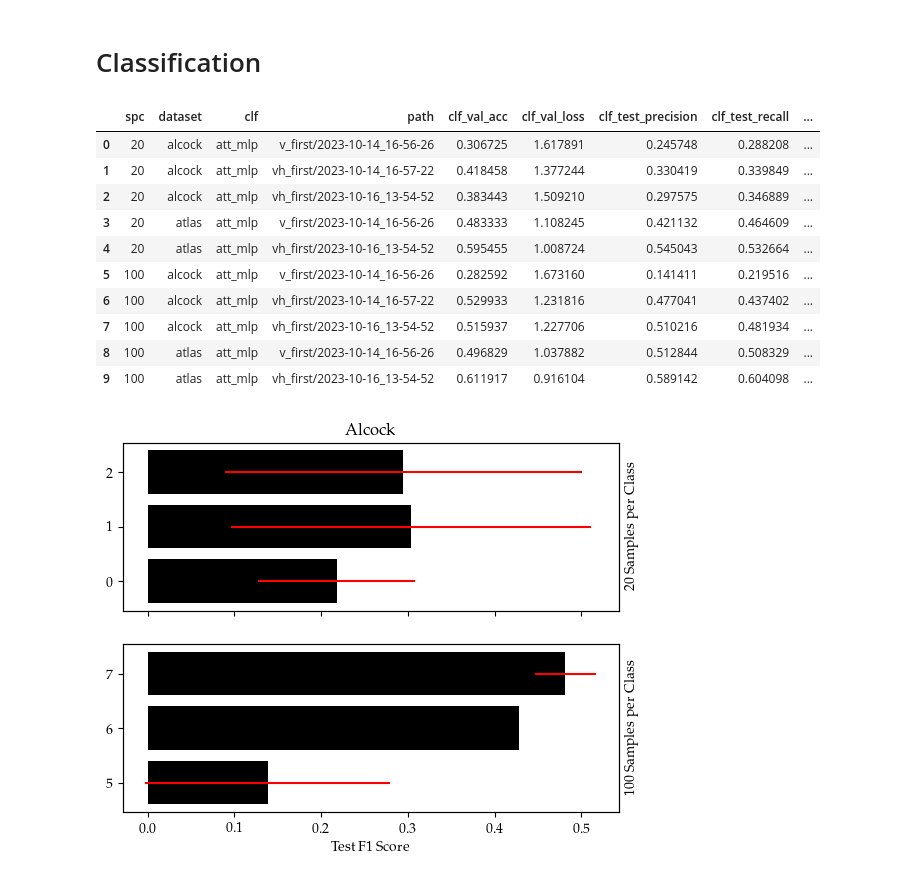
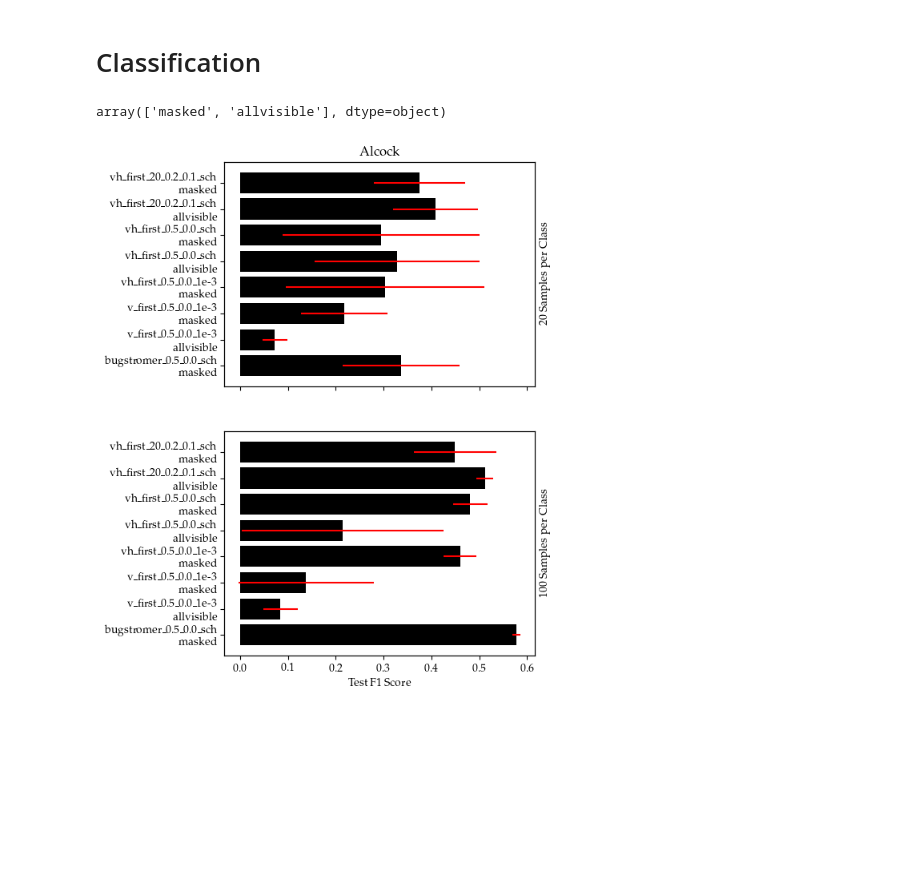
Before and after one commit to cridonoso/astromer, a Jupyter notebook: presentation/notebooks/comparing_models.ipynb, the cells around one changed output. Saved outputs shown, nothing was run; the diff lists cells and outputs as text; code cells hidden in the pictures; blank space fills up the shorter version.

```diff
--- a/presentation/notebooks/comparing_models.ipynb
+++ b/presentation/notebooks/comparing_models.ipynb
@@ -135,36 +141,42 @@ df = pd.DataFrame(rows)
+# %%
+clf_summary['ft_name'].unique()
+# %% [output]
+array(['masked', 'allvisible'], dtype=object)
 # %%
-df_summary = df.groupby(['spc', 'dataset', 'clf', 'path']).mean().reset_index()
-df_summary_std = df.groupby(['spc', 'dataset', 'clf', 'path']).std().reset_index()
-df_summary
+df_summary = clf_summary.groupby(['spc', 'dataset', 'clf', 'path', 'ft_name']).mean().reset_index()
+df_summary_std = clf_summary.groupby(['spc', 'dataset', 'clf', 'path', 'ft_name']).std().reset_index()
+df_summary_std = df_summary_std.rename(columns={'clf_val_acc':'std_val_acc',
+                                           'clf_val_loss':'std_val_loss',
+                                           'clf_test_precision':'std_test_precision',
+                                           'clf_test_recall':'std_test_recall',
+                                           'clf_test_f1':'std_test_f1',
+                                           'clf_test_acc':'std_test_acc'})
+clf_summary = pd.merge(df_summary, df_summary_std, on=['spc', 'dataset', 'clf', 'path', 'ft_name'], how='right')
-# %% [output]
-|  | spc | dataset | clf | path | clf_val_acc | clf_val_loss | clf_test_precision | clf_test_recall | ... |
-| 0 | 20 | alcock | att_mlp | v_first/2023-10-14_16-56-26 | 0.306725 | 1.617891 | 0.245748 | 0.288208 | ... |
-| 1 | 20 | alcock | att_mlp | vh_first/2023-10-14_16-57-22 | 0.418458 | 1.377244 | 0.330419 | 0.339849 | ... |
-| 2 | 20 | alcock | att_mlp | vh_first/2023-10-16_13-54-52 | 0.383443 | 1.509210 | 0.297575 | 0.346889 | ... |
-| 3 | 20 | atlas | att_mlp | v_first/2023-10-14_16-56-26 | 0.483333 | 1.108245 | 0.421132 | 0.464609 | ... |
-| 4 | 20 | atlas | att_mlp | vh_first/2023-10-16_13-54-52 | 0.595455 | 1.008724 | 0.545043 | 0.532664 | ... |
-| 5 | 100 | alcock | att_mlp | v_first/2023-10-14_16-56-26 | 0.282592 | 1.673160 | 0.141411 | 0.219516 | ... |
-| 6 | 100 | alcock | att_mlp | vh_first/2023-10-14_16-57-22 | 0.529933 | 1.231816 | 0.477041 | 0.437402 | ... |
-| 7 | 100 | alcock | att_mlp | vh_first/2023-10-16_13-54-52 | 0.515937 | 1.227706 | 0.510216 | 0.481934 | ... |
-| 8 | 100 | atlas | att_mlp | v_first/2023-10-14_16-56-26 | 0.496829 | 1.037882 | 0.512844 | 0.508329 | ... |
-| 9 | 100 | atlas | att_mlp | vh_first/2023-10-16_13-54-52 | 0.611917 | 0.916104 | 0.589142 | 0.604098 | ... |
+# %%
+result = pd.merge(filtered, clf_summary, on="path", how="right")
+result = result.fillna(False)
+result['label'] = result.apply(lambda x: '{}_{}_{}_{}\n {}'.format(x['exp_name'],
+                                         x['probed'],
+                                         x['dropout'],
+                                         'sch' if x['scheduler'] else '1e-3',
+                                         x['ft_name']), axis=1)
 # %%
-fig, axes = plt.subplots(2, 1, sharex=True, dpi=100)
+fig, axes = plt.subplots(2, 1, figsize=(5, 8), sharex=True, dpi=100)
 
 axes[0].set_title('Alcock')
 axes[-1].set_xlabel('Test F1 Score')
 for k, spc in enumerate([20, 100]):
-    y = df_summary[(df_summary['dataset'] == 'alcock') & (df_summary['spc']==spc)]['clf_test_f1']
-    y_err = df_summary_std[(df_summary_std['dataset'] == 'alcock') & (df_summary_std['spc']==spc)]['clf_test_f1']
-    x = df_summary[(df_summary['dataset'] == 'alcock') & (df_summary['spc']==spc)].index
+    y = result[(result['dataset'] == 'alcock') & (result['spc']==spc)]['clf_test_f1']
+    y_err = result[(result['dataset'] == 'alcock') & (result['spc']==spc)]['std_test_f1']
+    x = result[(result['dataset'] == 'alcock') & (result['spc']==spc)]['label']
 
     axes[k].barh(x, y, xerr=y_err, color='k', error_kw={'ecolor':'red'})
     axes[k].set_yticks(x)
     ax2 = axes[k].twinx()
     ax2.set_yticks([])
     ax2.set_ylabel('{} Samples per Class'.format(spc))
 
     ax2.yaxis.tick_right()
 # %% [output]
-[figure, old version]
+[figure, new version]
 # %%
```
Also changed, not shown: parts of 12 cells of this notebook, 7 other files.
